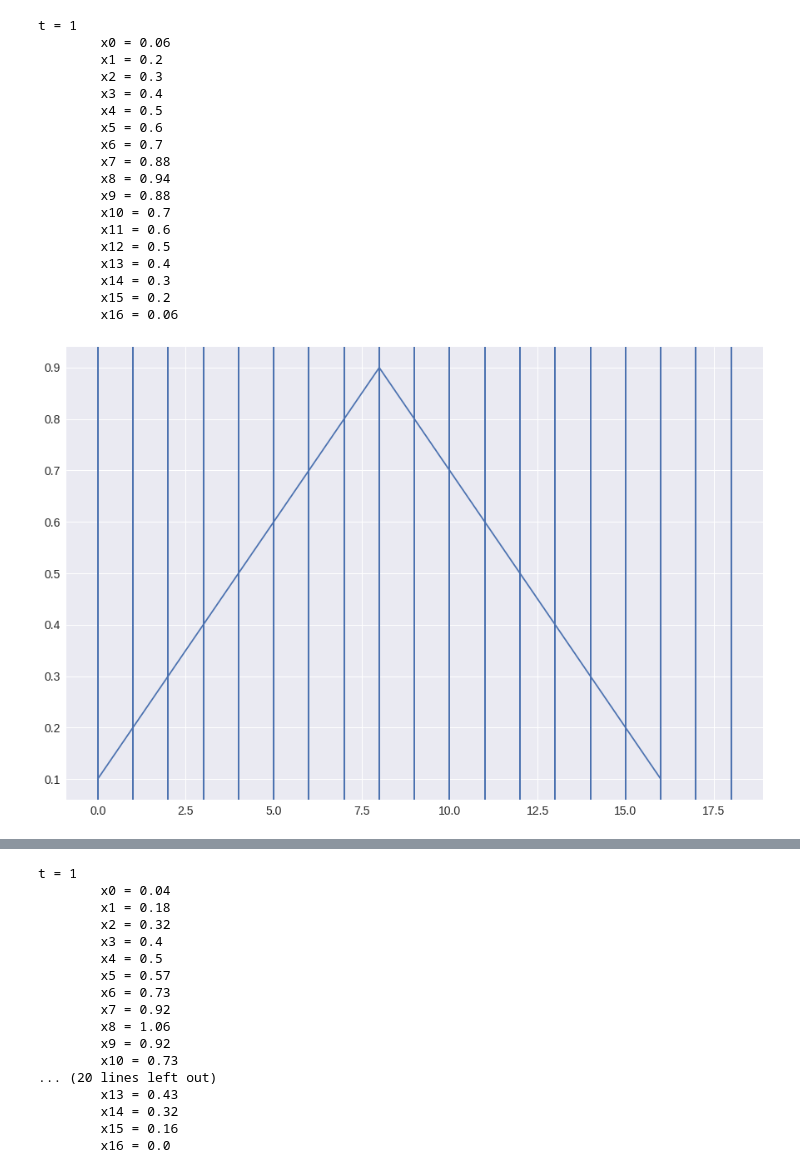
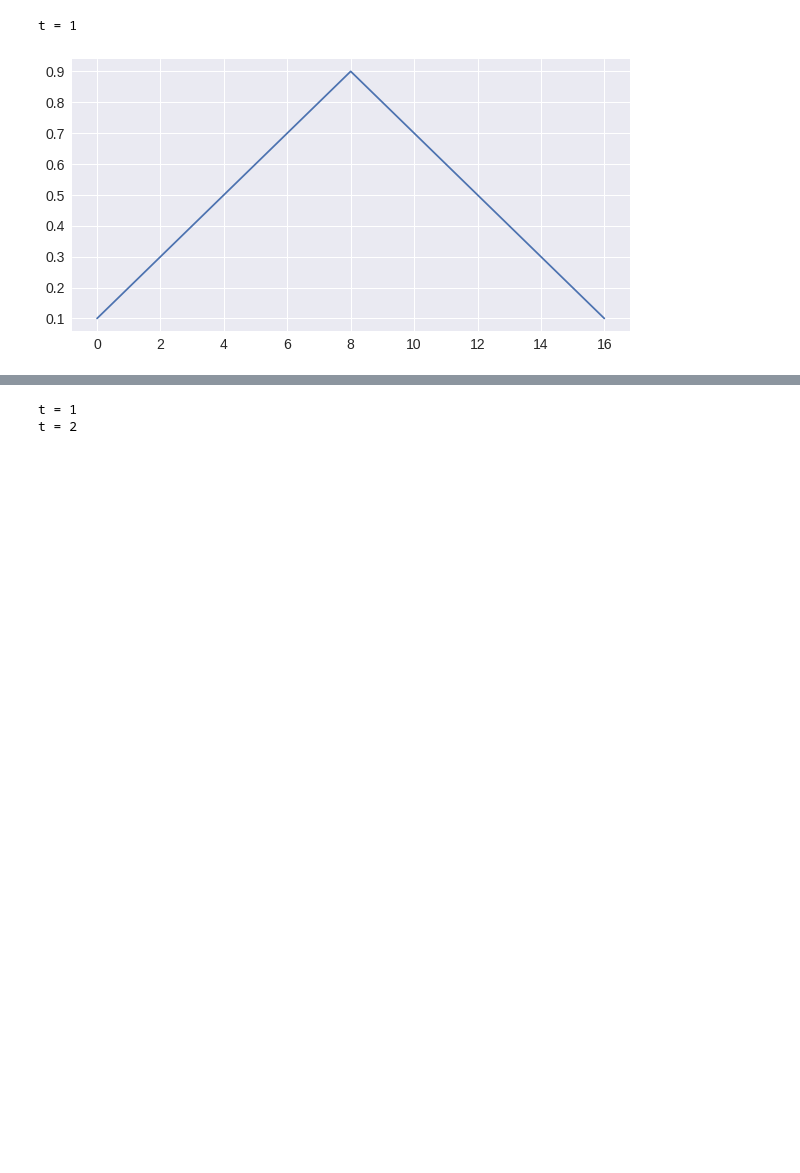
Before and after one commit to puraminy/mini_proj3, a Jupyter notebook: MexicanHat.ipynb, the cells around one changed output, grey strips where cells are left out. Drawn from its saved outputs; the diff is of its cells as text; code cells hidden in the pictures; blank space fills up the shorter version.

```diff
--- a/MexicanHat.ipynb
+++ b/MexicanHat.ipynb
@@ -32,55 +32,38 @@ r1 = 1
 r2 = 2
 c1 = 0.6
 c2 = 0.4
 signal = [0.1, 0.2, 0.3, 0.4, 0.5, 0.6, 0.7, 0.8, 0.9, 0.8, 0.7, 0.6, 0.5, 0.4, 0.3, 0.2, 0.1]
 m = len(signal)
 x = signal.copy()  # step 2
 
 for t_max in range(1, 4):
-    fig = plt.figure(figsize=(15, 10))
+    fig = plt.figure(figsize=(10, 5))
     mat = np.zeros((t_max, m))
     for t in range(0, t_max):  # step 3 step 7 & 8
         x_old = x.copy()  # step 6
         plt.plot(x_old)
         mat[t, :] = x_old
         print('t = {}'.format(t + 1))
         for i in range(0, m):
             _r1 = i - r1 if i - r1 >= 0 else 0 #-r1
             _r2 = i - r2 if i - r2 >= 0 else 0 #-r2
             __r1 = i + r1 + 1 if i + r1 <= m else m #+r1
             __r2 = i + r2 + 1 if i + r2 <= m else m #+r2
-            plt.axvline(x=_r1)
-            plt.axvline(x=_r1)
-            plt.axvline(x=__r2)
-            plt.axvline(x=__r2)
+#             plt.axvline(x=_r1)
+#             plt.axvline(x=_r1)
+#             plt.axvline(x=__r2)
+#             plt.axvline(x=__r2)
             sum1 = sum((x_old[_r1:__r1])) #hamkar
             left = sum(x_old[_r2:_r1]) #raghib
             right = sum((x_old[__r1:__r2])) #raghib
             sum2 = left + right
             x[i] = activation_fn(round((c1 * sum1 - c2 * sum2), 2))  # step 4 & 5
-            print('	x{} = {}'.format(i, x[i]))
+#             print('	x{} = {}'.format(i, x[i]))
 
     plt.show()
-    fig = plt.figure(figsize=(15, 10))
+    fig = plt.figure(figsize=(10, 5))
     plot_mat(mat, range(m), range(t_max))
     plt.show()
 # %% [output]
 t = 1
-        x0 = 0.06
-        x1 = 0.2
-        x2 = 0.3
-        x3 = 0.4
-        x4 = 0.5
-        x5 = 0.6
-        x6 = 0.7
-        x7 = 0.88
-        x8 = 0.94
-        x9 = 0.88
-        x10 = 0.7
-        x11 = 0.6
-        x12 = 0.5
-        x13 = 0.4
-        x14 = 0.3
-        x15 = 0.2
-        x16 = 0.06
-[figure, old version]
+[figure, new version]
@@ -88,17 +71,2 @@ t = 1
 t = 1
-        x0 = 0.04
-        x1 = 0.18
-        x2 = 0.32
-        x3 = 0.4
-        x4 = 0.5
-        x5 = 0.57
-        x6 = 0.73
-        x7 = 0.92
-        x8 = 1.06
-        x9 = 0.92
-        x10 = 0.73
-... (20 lines left out)
-        x13 = 0.43
-        x14 = 0.32
-        x15 = 0.16
-        x16 = 0.0
+t = 2
```
Also changed, not shown: parts of 1 cell of this notebook.
